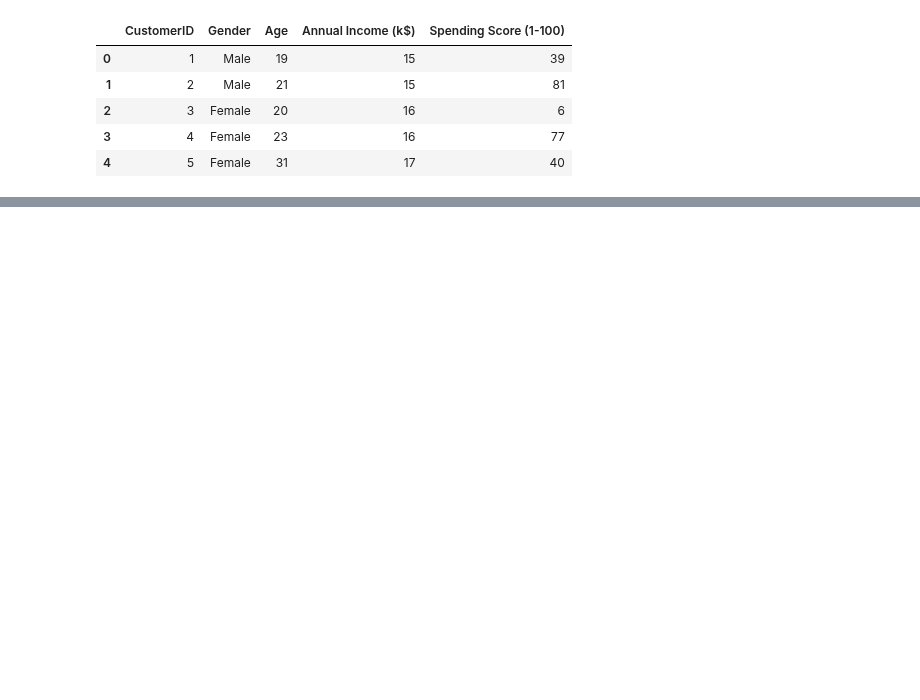
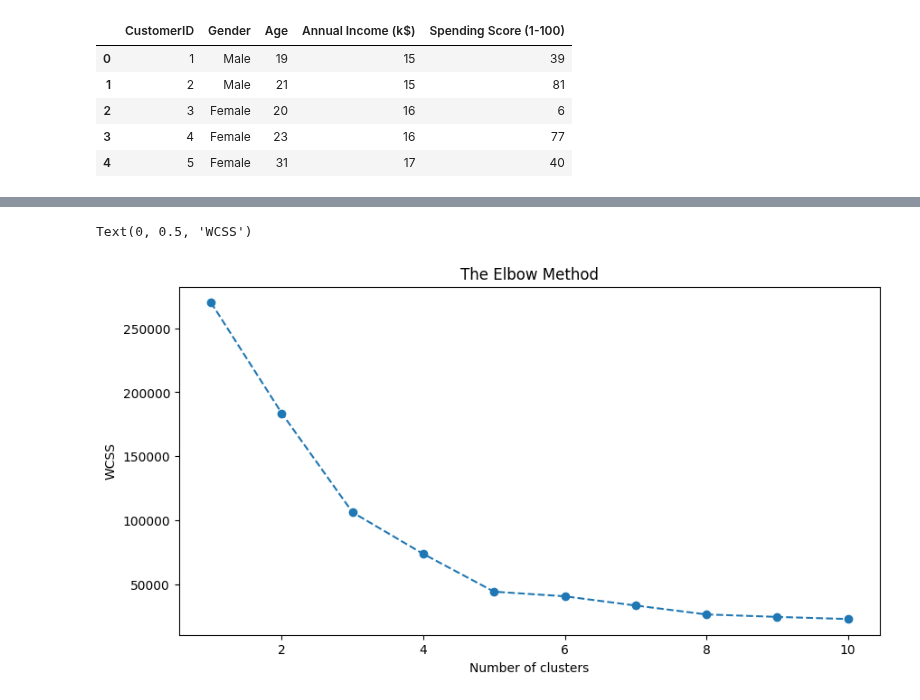
Before and after one commit to ImNotDanish05/2025_KC_TI-1A, a Jupyter notebook: P10_Jobsheet_Unsupervise_Learning - Clustering.ipynb, the cells around one changed output, grey strips where cells are left out. Cells and saved outputs as stored; diff of their text form; code cells hidden in the pictures; blank space fills up the shorter version.

```diff
--- a/P10_Jobsheet_Unsupervise_Learning - Clustering.ipynb
+++ b/P10_Jobsheet_Unsupervise_Learning - Clustering.ipynb
@@ -14,0 +22,3 @@ dataset.head()
+# %%
+X = dataset.iloc[:, [3,4]]
+X
@@ -14,0 +39,18 @@ dataset.head()
+# %%
+from sklearn.cluster import KMeans
+wcss = []
+for i in range(1, 11):
+    kmeans = KMeans(n_clusters = i, init = 'k-means++', random_state = 42)
+    kmeans.fit(X)
+    wcss.append(kmeans.inertia_)
+
+plt.figure(figsize=(10, 5))
+plt.plot(range(1, 11), wcss, marker='o', linestyle='--')
+plt.title('The Elbow Method')
+plt.xlabel('Number of clusters')
+plt.ylabel('WCSS')
+# Jumlah kluster terbaik = 4
+# Karena di titik K = 4 terlihat perubahan mulai melambat drastis, membentuk “siku” yang jelas.
+# %% [output]
+Text(0, 0.5, 'WCSS')
+[figure, added]
```
Also changed, not shown: parts of 13 cells of this notebook.
